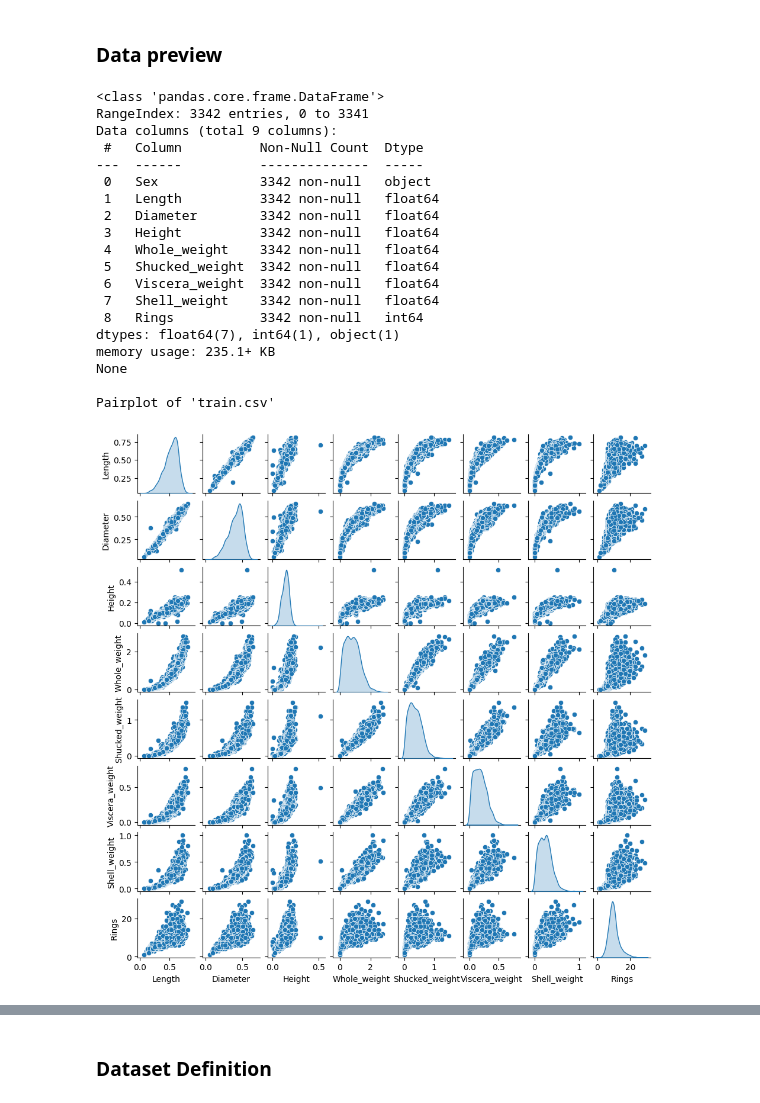
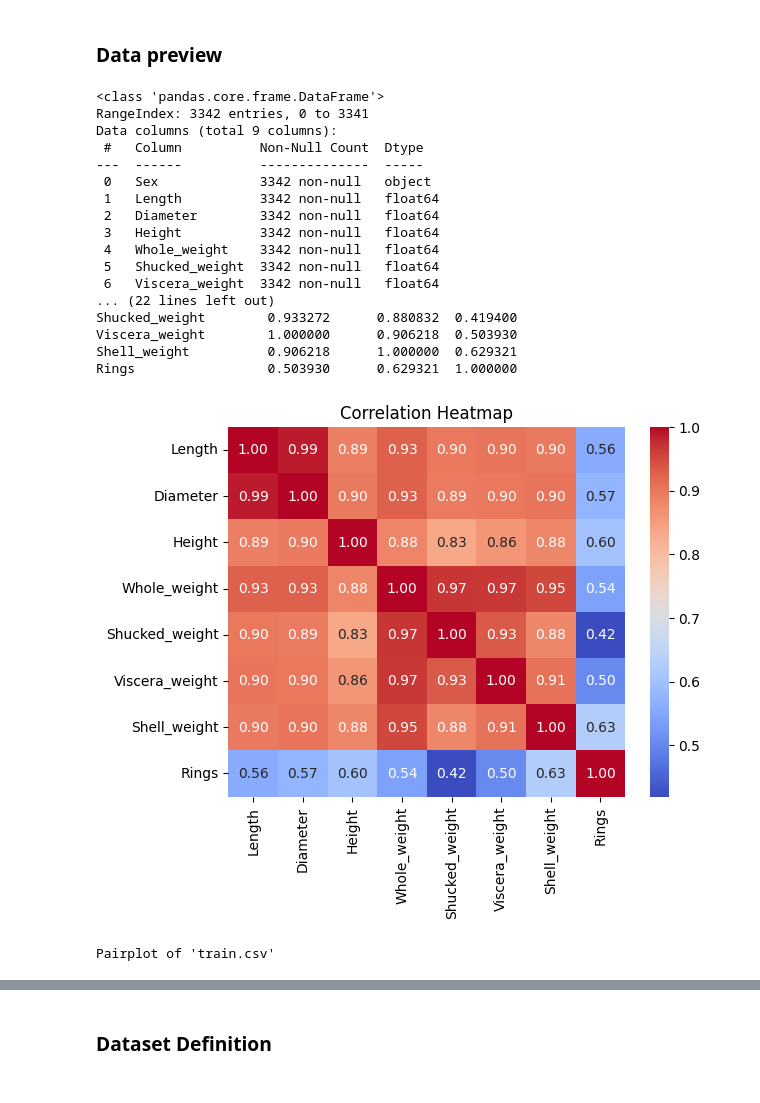
Before and after one commit to mikolajhilgert/deep-learning, a Jupyter notebook: code.ipynb, the cells around one changed output, grey strips where cells are left out. Cells and saved outputs as stored; diff of their text form; code cells hidden in the pictures.

```diff
--- a/code.ipynb
+++ b/code.ipynb
@@ -32,29 +32,35 @@ os.environ["KMP_DUPLICATE_LIB_OK"] = "TRUE"
 # %%
 if ONLY_INFERENCE == False:
     # Preview data
     df = pd.read_csv("data/train.csv")
     print(df.info())
+
+    # Pairplot
     print("\nPairplot of 'train.csv'")
     sns.pairplot(df, diag_kind="kde", height=1.2)
     plt.show()
+
+    # Correlation heatmap
+    sns.heatmap(df.drop(columns=["Sex"]).corr(), annot=True, fmt=".2f", cmap="coolwarm", cbar=True)
+    plt.title("Correlation Heatmap")
+    plt.show()
 # %% [output]
 <class 'pandas.core.frame.DataFrame'>
 RangeIndex: 3342 entries, 0 to 3341
 Data columns (total 9 columns):
  #   Column          Non-Null Count  Dtype
 ---  ------          --------------  -----
  0   Sex             3342 non-null   object
  1   Length          3342 non-null   float64
  2   Diameter        3342 non-null   float64
  3   Height          3342 non-null   float64
  4   Whole_weight    3342 non-null   float64
  5   Shucked_weight  3342 non-null   float64
  6   Viscera_weight  3342 non-null   float64
- 7   Shell_weight    3342 non-null   float64
- 8   Rings           3342 non-null   int64
-dtypes: float64(7), int64(1), object(1)
-memory usage: 235.1+ KB
-None
-
-Pairplot of 'train.csv'
+... (22 lines left out)
+Shucked_weight        0.933272      0.880832  0.419400
+Viscera_weight        1.000000      0.906218  0.503930
+Shell_weight          0.906218      1.000000  0.629321
+Rings                 0.503930      0.629321  1.000000
-[figure, old version]
+[figure, new version]
+Pairplot of 'train.csv'
```
Also changed, not shown: parts of 9 cells of this notebook, 2 other files.
